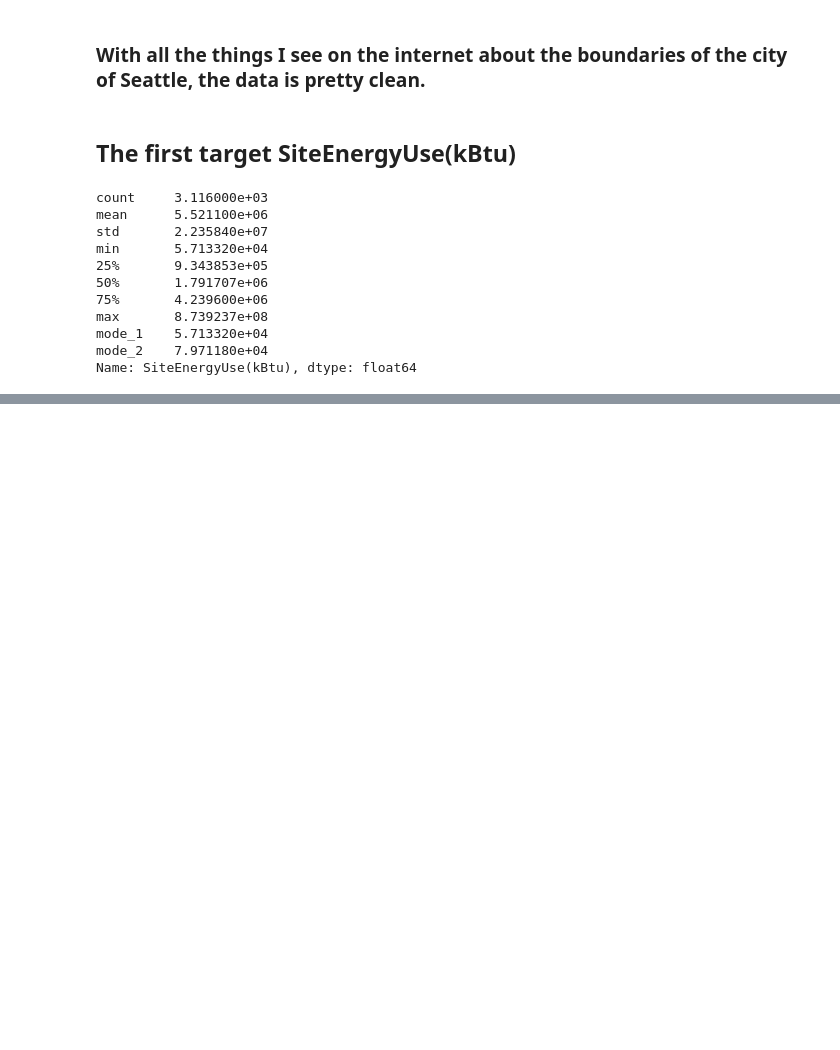
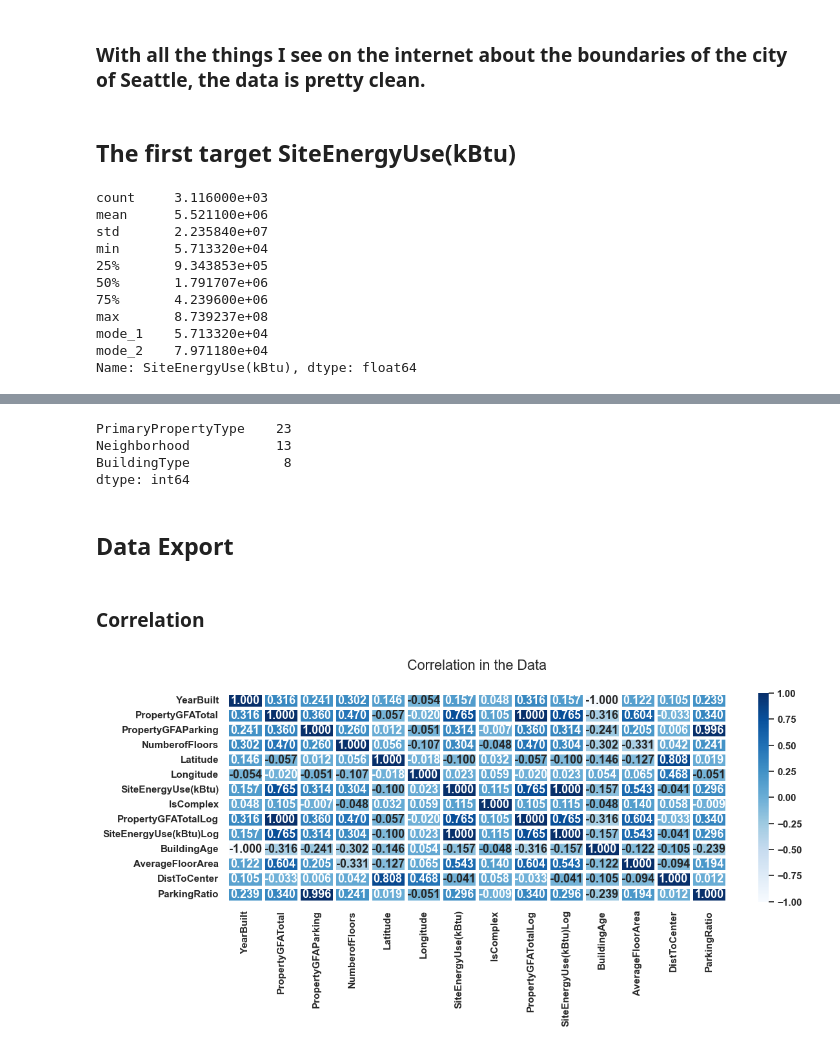
Before and after one commit to AlhousseineDiallo/energy_sight, a Jupyter notebook: notebooks/exploration_01.ipynb, the cells around one changed output, grey strips where cells are left out. Saved outputs shown, nothing was run; the diff lists cells and outputs as text; code cells hidden in the pictures; blank space fills up the shorter version.

```diff
--- a/notebooks/exploration_01.ipynb
+++ b/notebooks/exploration_01.ipynb
@@ -1235,0 +1263,2 @@ df_compliant_filtered.head()
+# %%
+df_compliant_filtered = engineer_features(df=df_compliant_filtered)
@@ -1235,0 +1323,10 @@ df_compliant_filtered.head()
+# %%
+# let's check the granularity of the data in those columns
+df_compliant_filtered.select_dtypes(include='string').nunique()
+# %% [output]
+PrimaryPropertyType    23
+Neighborhood           13
+BuildingType            8
+dtype: int64
+# %% [markdown]
+## Data Export
@@ -1235,0 +1337,7 @@ df_compliant_filtered.head()
+# %% [markdown]
+### Correlation
+# %%
+# let's now study the correlation between all the variables and the target !
+heat_correlation(df=df_compliant_filtered, num_only=True, method='spearman')
+# %% [output]
+[figure, added]
```
Also changed, not shown: parts of 43 cells of this notebook, 7 other files.
